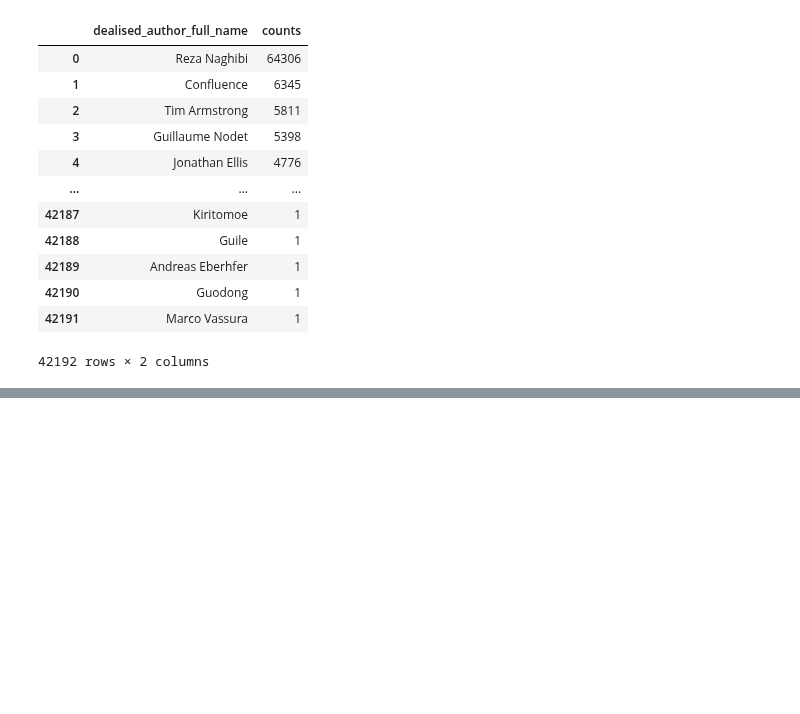
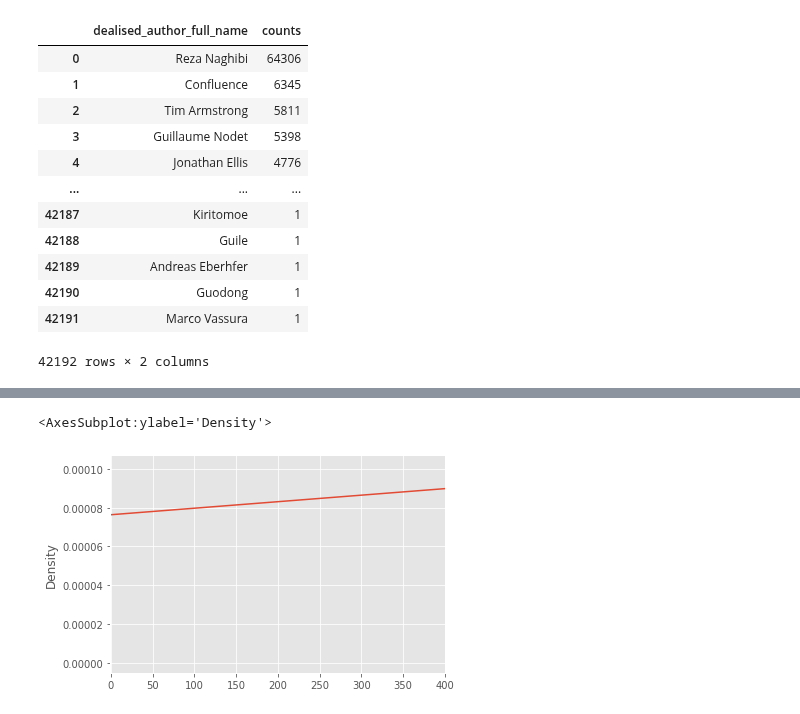
Before and after one commit to zenoWZH/ASFdata_analysis, a Jupyter notebook: email_cluster/commiters.ipynb, the cells around one changed output, grey strips where cells are left out. Drawn from its saved outputs; the diff is of its cells as text; code cells hidden in the pictures; blank space fills up the shorter version.

```diff
--- a/email_cluster/commiters.ipynb
+++ b/email_cluster/commiters.ipynb
@@ -223,0 +305,5 @@ df.sort_values('counts_seq', ascending= True)
+# %%
+df.bodylens.plot(kind="kde", xlim=(-1,400))
+# %% [output]
+<AxesSubplot:ylabel='Density'>
+[figure, added]
```
Also changed, not shown: parts of 23 cells of this notebook, 4 other files.
